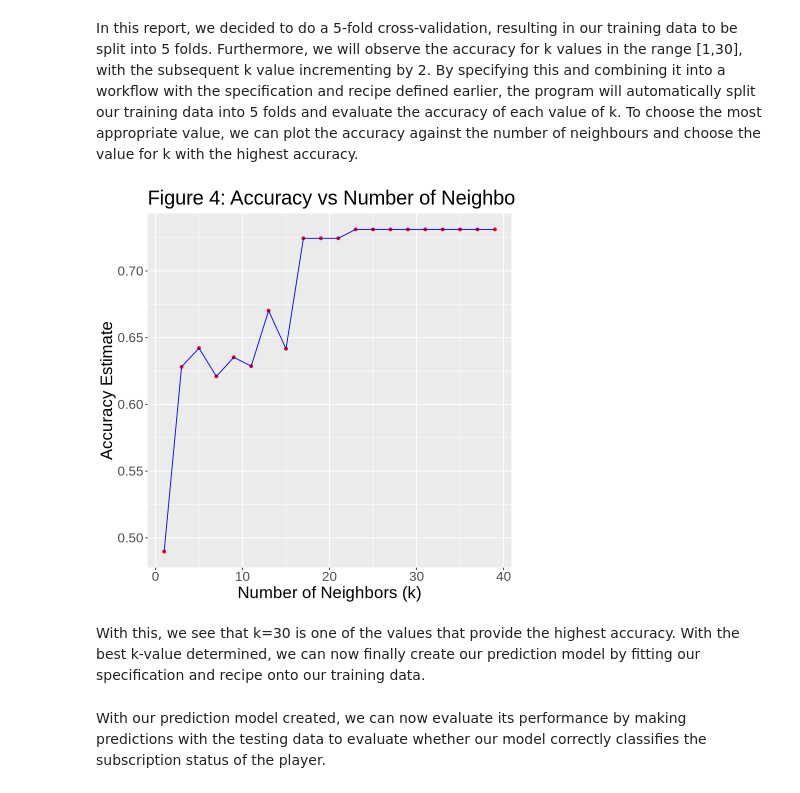
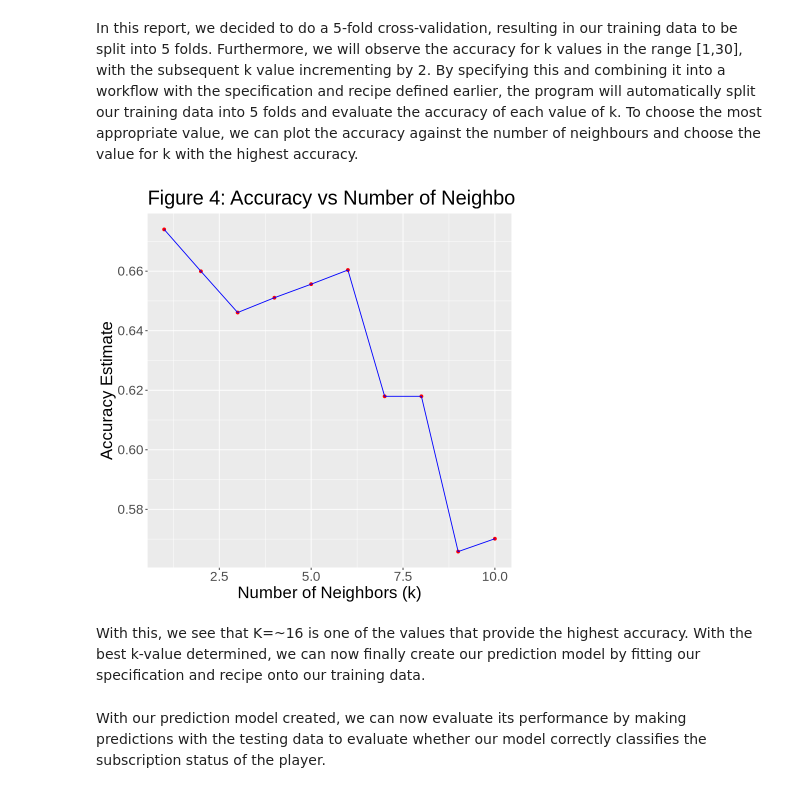
Before and after one commit to dilnadavi/DSCI100Project, a Jupyter notebook: Second Final Draft.ipynb, the cells around one changed output. Saved outputs shown, nothing was run; the diff lists cells and outputs as text; code cells hidden in the pictures.

```diff
--- a/Second Final Draft.ipynb
+++ b/Second Final Draft.ipynb
@@ -124 +137,9 @@ With the summary statistic, we see that the average age of unsubscribed players
+# %%
+library(themis)
+
+ups_recipe <- recipe(subscribe ~ ., data = wrangled_players_data) |>
+  step_upsample(subscribe, over_ratio = 1, skip = FALSE) |>
+  prep()
+
+upsampled_platers <- bake(ups_recipe, wrangled_players_data)
 # %% [markdown]
@@ -147,7 +170,7 @@ It is difficult to evaluate the performance of our prediction model as we do not
 library(tidymodels)
 
 set.seed(4235)
-players_split <- initial_split(wrangled_players_data, prop = 0.75, strata = subscribe)
+players_split <- initial_split(upsampled_platers, prop = 0.75, strata = subscribe)
 players_training <- training(players_split)
 players_testing <- testing(players_split)
 # %%
@@ -165,28 +188,28 @@ knn_spec <- nearest_neighbor(weight_func = "rectangular", neighbors = tune()) |>
 # %% [markdown]
 In this report, we decided to do a 5-fold cross-validation, resulting in our training data to be split into 5 folds. Furthermore, we will observe the accuracy for k values in the range [1,30], with the subsequent k value incrementing by 2. By specifying this and combining it into a workflow with the specification and recipe defined earlier, the program will automatically split our training data into 5 folds and evaluate the accuracy of each value of k. To choose the most appropriate value, we can plot the accuracy against the number of neighbours and choose the value for k with the highest accuracy.
 # %%
-set.seed(1234)
+set.seed(2000)
 players_vfold <- vfold_cv(players_training, v = 5, strata = subscribe)
 
-k_vals <- tibble(neighbors = seq(from = 1, to = 40, by = 2))
+k_vals <- tibble(neighbors = seq(from = 1, to = 10, by = 1))
 
 knn_results <- workflow() |> add_recipe(players_recipe) |> add_model(knn_spec) |> tune_grid(resamples = players_vfold, grid = k_vals) |> collect_metrics()
 
 accuracies <- knn_results |>
                  filter(.metric == 'accuracy')
 
 cross_val_plot <- ggplot(accuracies, aes(x = neighbors, y = mean)) +
   geom_point(color = "red") +
   geom_line(color = "blue") +
   labs(
     title = "Figure 4: Accuracy vs Number of Neighbors (k)",
     x = "Number of Neighbors (k)",
     y = "Accuracy Estimate") +
 theme(text = element_text(size = 20))
 
 cross_val_plot
 # %% [output]
-[figure, old version]
+[figure, new version]
 # %% [markdown]
-With this, we see that k=30 is one of the values that provide the highest accuracy. With the best k-value determined, we can now finally create our prediction model by fitting our specification and recipe onto our training data.
+With this, we see that K=~16 is one of the values that provide the highest accuracy. With the best k-value determined, we can now finally create our prediction model by fitting our specification and recipe onto our training data.
 # %%
```
Also changed, not shown: parts of 15 cells of this notebook.
